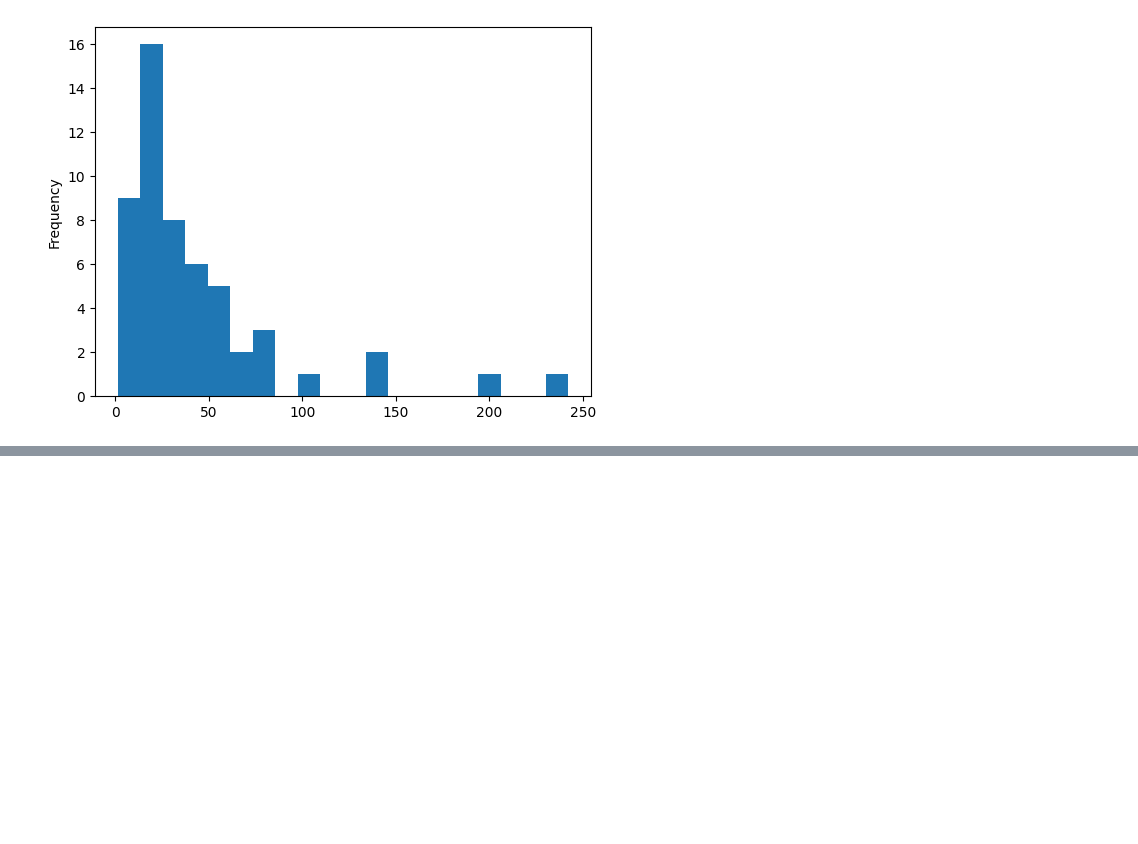
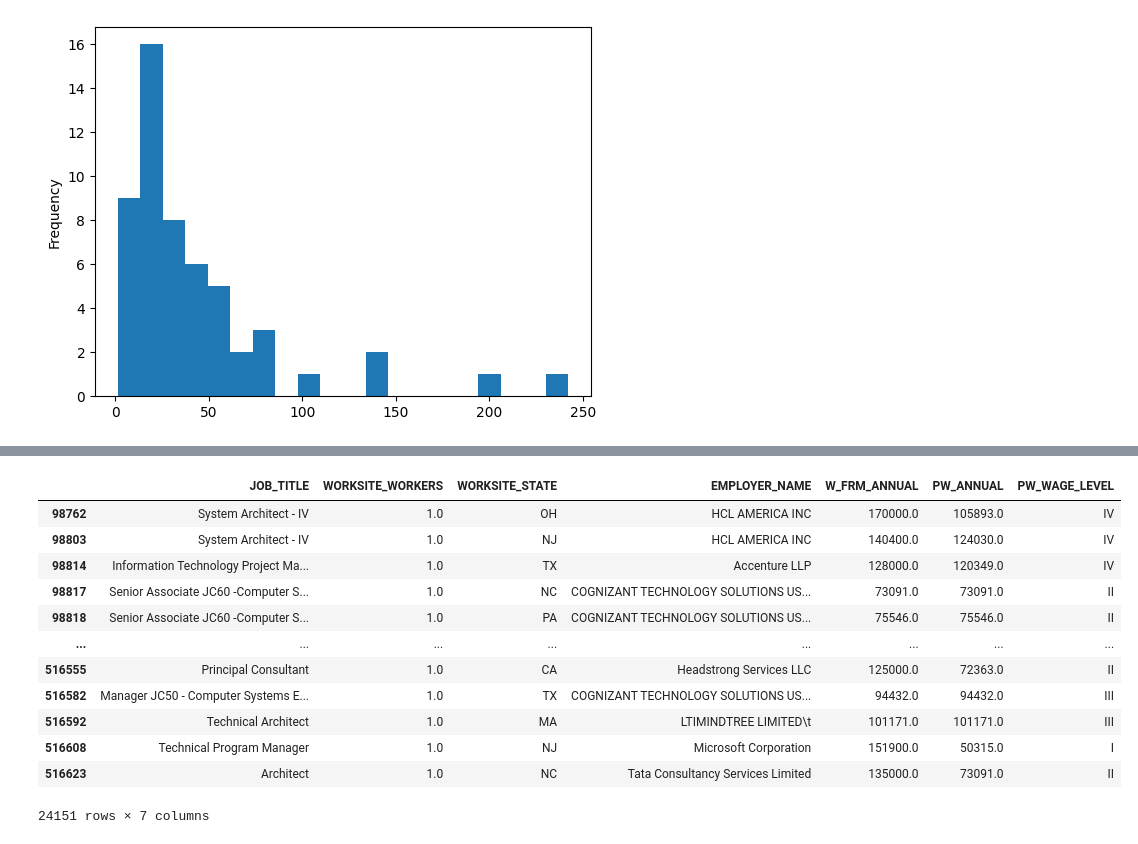
Before and after one commit to PBhandare/unit-3, a Jupyter notebook: data/project/H1BExploration.ipynb, the cells around one changed output, grey strips where cells are left out. Cells and saved outputs as stored; diff of their text form; code cells hidden in the pictures; blank space fills up the shorter version.

```diff
--- a/data/project/H1BExploration.ipynb
+++ b/data/project/H1BExploration.ipynb
@@ -2730,0 +2997,18 @@ soc_state_geo[soc_state_geo['SOC2'] == '29']['LCA_PER_10K_BLS'].plot.hist(bins=2
+# %%
+LCA2023Q12CRO_wWFRM = LCA2023Q12CRO[['JOB_TITLE', 'WORKSITE_WORKERS', 'WORKSITE_STATE', 'EMPLOYER_NAME', 'W_FRM_ANNUAL', 'PW_ANNUAL', 'PW_WAGE_LEVEL']]
+# %%
+LCA2023Q12CRO_wWFRM
+# %% [output]
+|  | JOB_TITLE | WORKSITE_WORKERS | WORKSITE_STATE | EMPLOYER_NAME | W_FRM_ANNUAL | PW_ANNUAL | PW_WAGE_LEVEL |
+| 98762 | System Architect - IV | 1.0 | OH | HCL AMERICA INC | 170000.0 | 105893.0 | IV |
+| 98803 | System Architect - IV | 1.0 | NJ | HCL AMERICA INC | 140400.0 | 124030.0 | IV |
+| 98814 | Information Technology Project Ma... | 1.0 | TX | Accenture LLP | 128000.0 | 120349.0 | IV |
+| 98817 | Senior Associate JC60 -Computer S... | 1.0 | NC | COGNIZANT TECHNOLOGY SOLUTIONS US... | 73091.0 | 73091.0 | II |
+| 98818 | Senior Associate JC60 -Computer S... | 1.0 | PA | COGNIZANT TECHNOLOGY SOLUTIONS US... | 75546.0 | 75546.0 | II |
+| ... | ... | ... | ... | ... | ... | ... | ... |
+| 516555 | Principal Consultant | 1.0 | CA | Headstrong Services LLC | 125000.0 | 72363.0 | II |
+| 516582 | Manager JC50 - Computer Systems E... | 1.0 | TX | COGNIZANT TECHNOLOGY SOLUTIONS US... | 94432.0 | 94432.0 | III |
+| 516592 | Technical Architect | 1.0 | MA | LTIMINDTREE LIMITED\t | 101171.0 | 101171.0 | III |
+| 516608 | Technical Program Manager | 1.0 | NJ | Microsoft Corporation | 151900.0 | 50315.0 | I |
+| 516623 | Architect | 1.0 | NC | Tata Consultancy Services Limited | 135000.0 | 73091.0 | II |
+24151 rows × 7 columns
```
Also changed, not shown: parts of 80 cells of this notebook.
